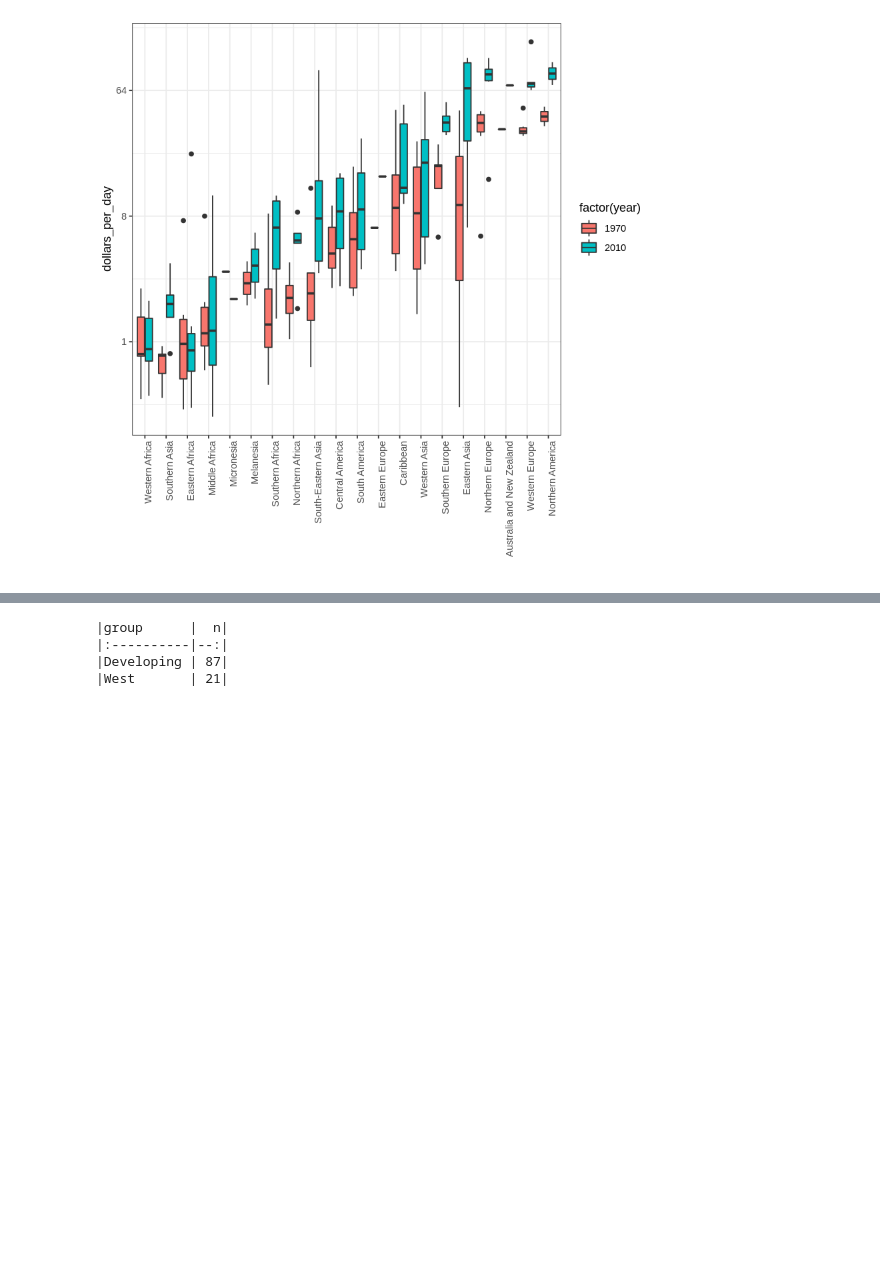
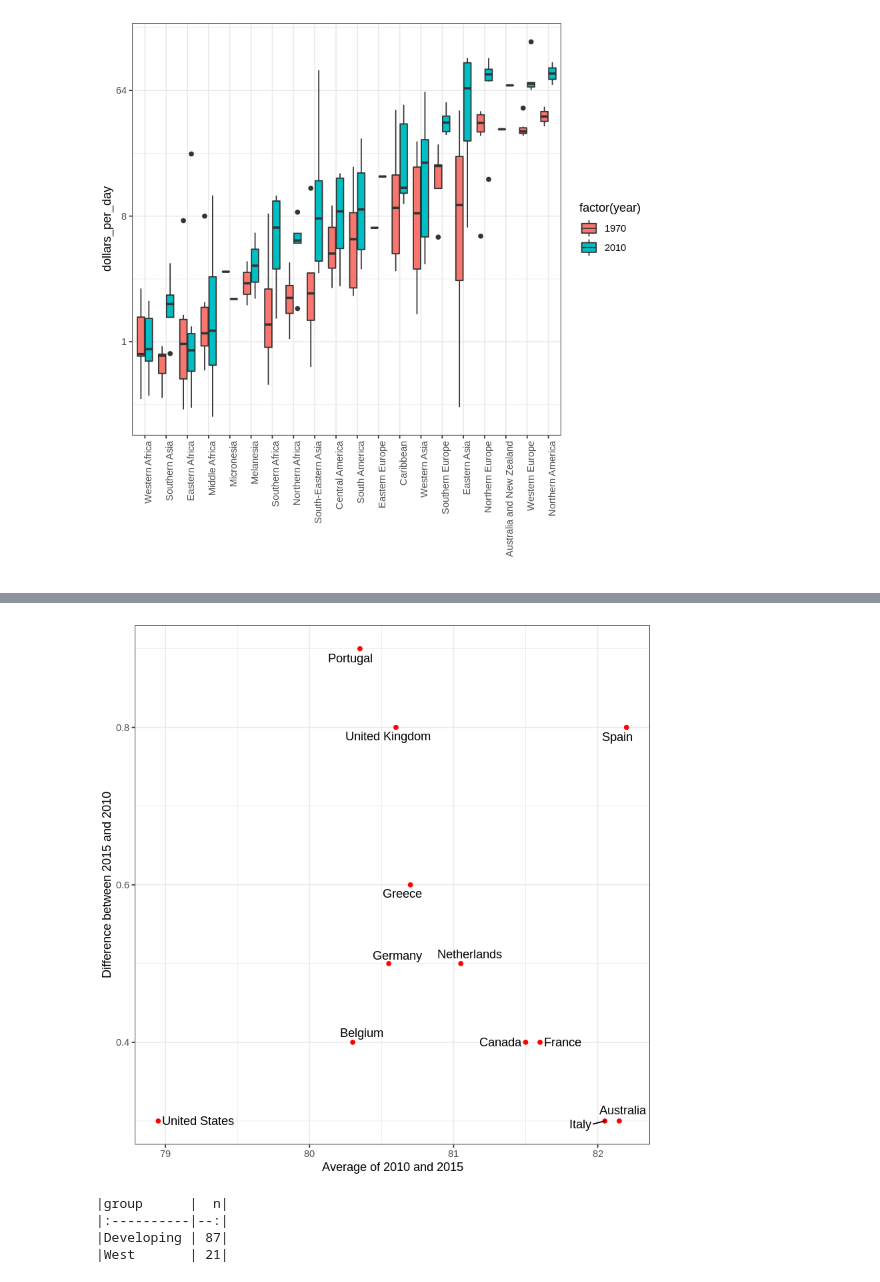
Before and after one commit to ashudva/Case_Studies, a Jupyter notebook: Gapminder/Gapminder.ipynb, the cells around one changed output, grey strips where cells are left out. Cells and saved outputs as stored; diff of their text form; code cells hidden in the pictures; blank space fills up the shorter version.

```diff
--- a/Gapminder/Gapminder.ipynb
+++ b/Gapminder/Gapminder.ipynb
@@ -363,3 +385,17 @@ p <- gapminder %>%
+# %%
+dat %>%
+    mutate(year = paste0("life_expectancy_", year)) %>%
+    select(country, year, life_expectancy) %>% spread(year, life_expectancy) %>%
+    mutate(average = (life_expectancy_2015 + life_expectancy_2010)/2,
+                difference = life_expectancy_2015 - life_expectancy_2010) %>%
+    ggplot(aes(average, difference, label = country)) +
+    geom_point(color = "red") +
+    geom_text_repel() +
+    geom_abline(lty = 2) +
+    xlab("Average of 2010 and 2015") +
+    ylab("Difference between 2015 and 2010")
+# %% [output]
+[figure, added]
 # %%
 # see the code below the previous video for variable definitions
 
```
Also changed, not shown: parts of 5 cells of this notebook, 1 other file.
